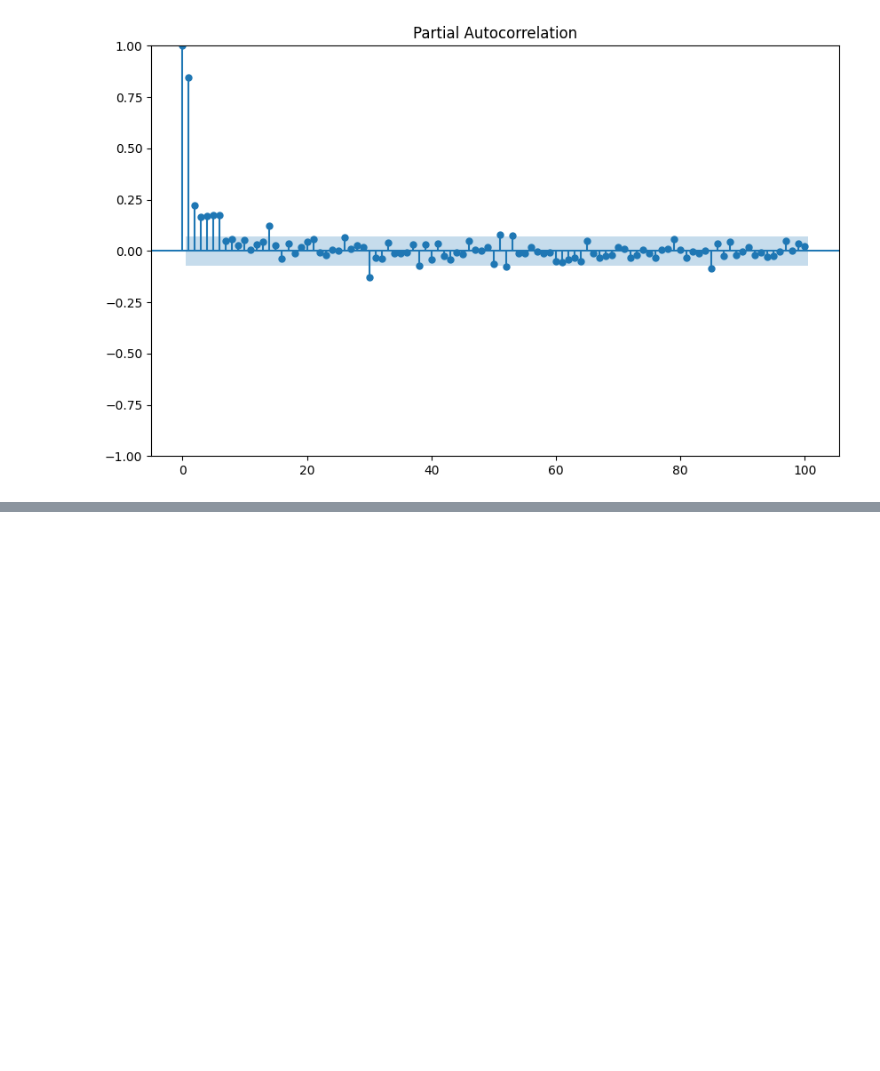
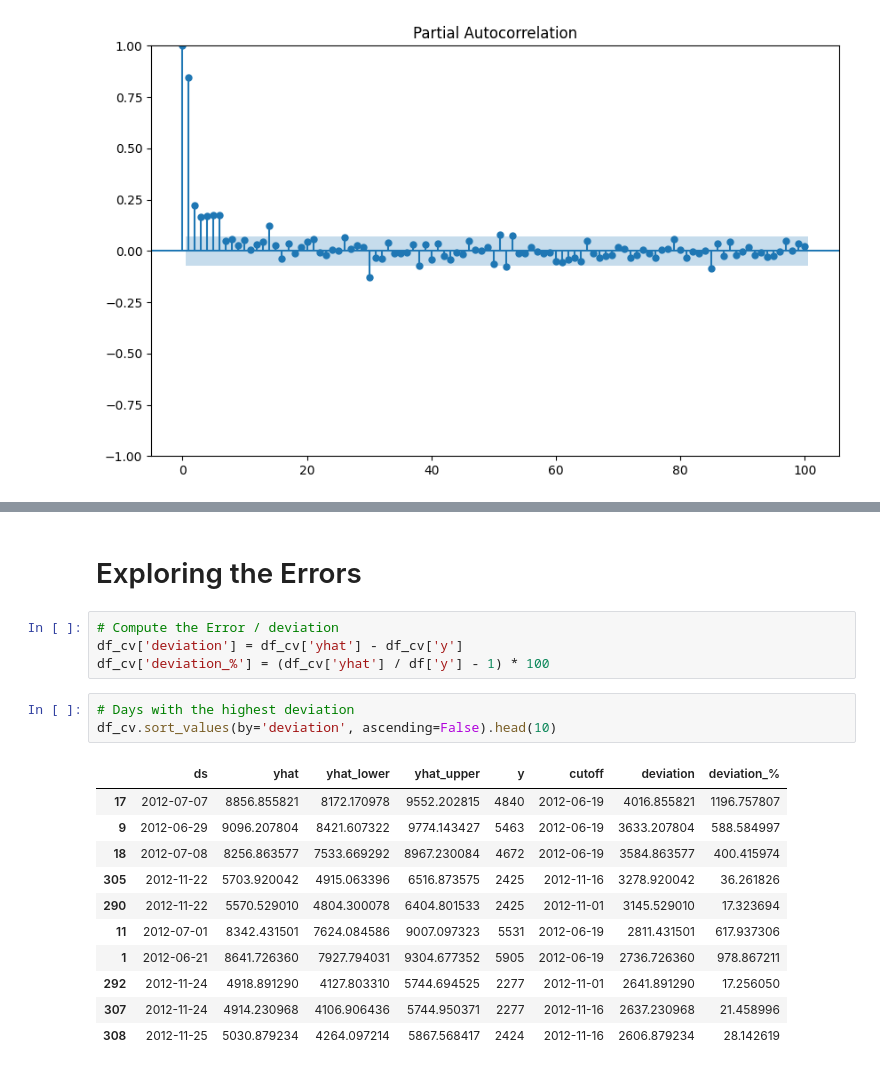
Before and after one commit to sothulthorn/time-series-analysis-and-forecasting-with-python, a Jupyter notebook: 05-Prophet/prophet.ipynb, the cells around one changed output, grey strips where cells are left out. Drawn from its saved outputs; the diff is of its cells as text; blank space fills up the shorter version.

```diff
--- a/05-Prophet/prophet.ipynb
+++ b/05-Prophet/prophet.ipynb
@@ -160,0 +406,21 @@ plt.show()
+# %% [markdown]
+# Exploring the Errors
+# %%
+# Compute the Error / deviation
+df_cv['deviation'] = df_cv['yhat'] - df_cv['y']
+df_cv['deviation_%'] = (df_cv['yhat'] / df['y'] - 1) * 100
+# %%
+# Days with the highest deviation
+df_cv.sort_values(by='deviation', ascending=False).head(10)
+# %% [output]
+|  | ds | yhat | yhat_lower | yhat_upper | y | cutoff | deviation | deviation_% |
+| 17 | 2012-07-07 | 8856.855821 | 8172.170978 | 9552.202815 | 4840 | 2012-06-19 | 4016.855821 | 1196.757807 |
+| 9 | 2012-06-29 | 9096.207804 | 8421.607322 | 9774.143427 | 5463 | 2012-06-19 | 3633.207804 | 588.584997 |
+| 18 | 2012-07-08 | 8256.863577 | 7533.669292 | 8967.230084 | 4672 | 2012-06-19 | 3584.863577 | 400.415974 |
+| 305 | 2012-11-22 | 5703.920042 | 4915.063396 | 6516.873575 | 2425 | 2012-11-16 | 3278.920042 | 36.261826 |
+| 290 | 2012-11-22 | 5570.529010 | 4804.300078 | 6404.801533 | 2425 | 2012-11-01 | 3145.529010 | 17.323694 |
+| 11 | 2012-07-01 | 8342.431501 | 7624.084586 | 9007.097323 | 5531 | 2012-06-19 | 2811.431501 | 617.937306 |
+| 1 | 2012-06-21 | 8641.726360 | 7927.794031 | 9304.677352 | 5905 | 2012-06-19 | 2736.726360 | 978.867211 |
+| 292 | 2012-11-24 | 4918.891290 | 4127.803310 | 5744.694525 | 2277 | 2012-11-01 | 2641.891290 | 17.256050 |
+| 307 | 2012-11-24 | 4914.230968 | 4106.906436 | 5744.950371 | 2277 | 2012-11-16 | 2637.230968 | 21.458996 |
+| 308 | 2012-11-25 | 5030.879234 | 4264.097214 | 5867.568417 | 2424 | 2012-11-16 | 2606.879234 | 28.142619 |
```
Also changed, not shown: parts of 22 cells of this notebook, 1 other file.
